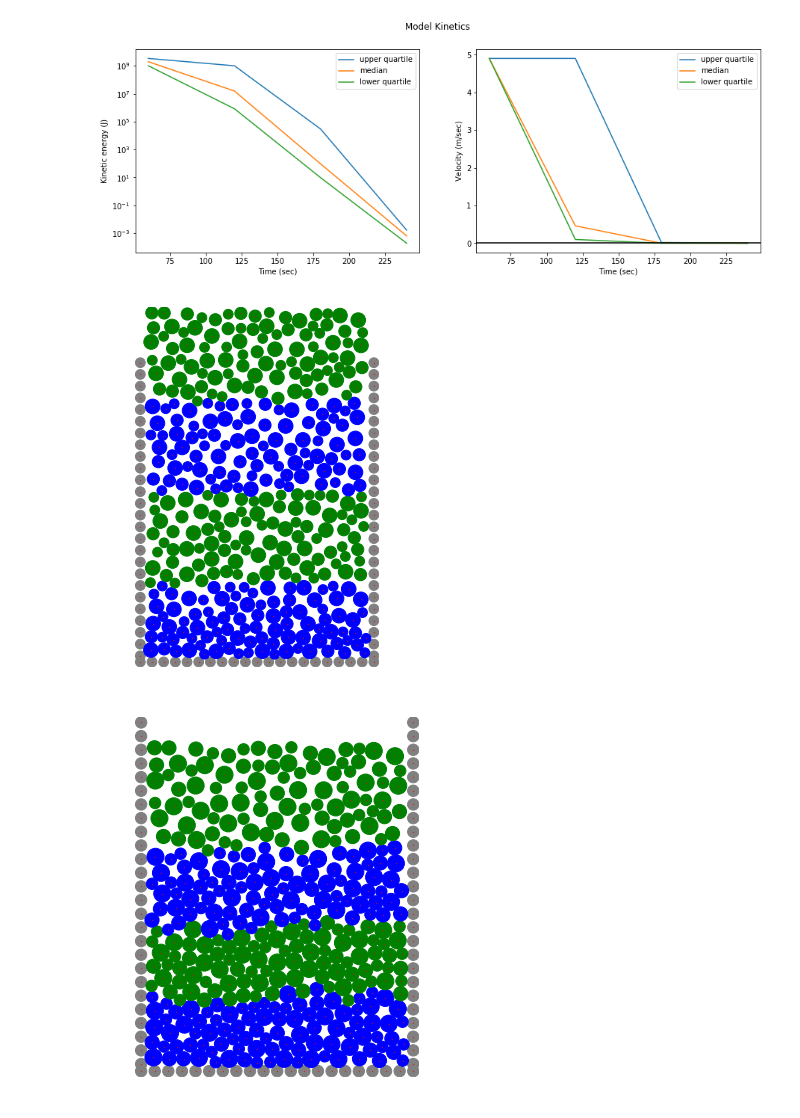
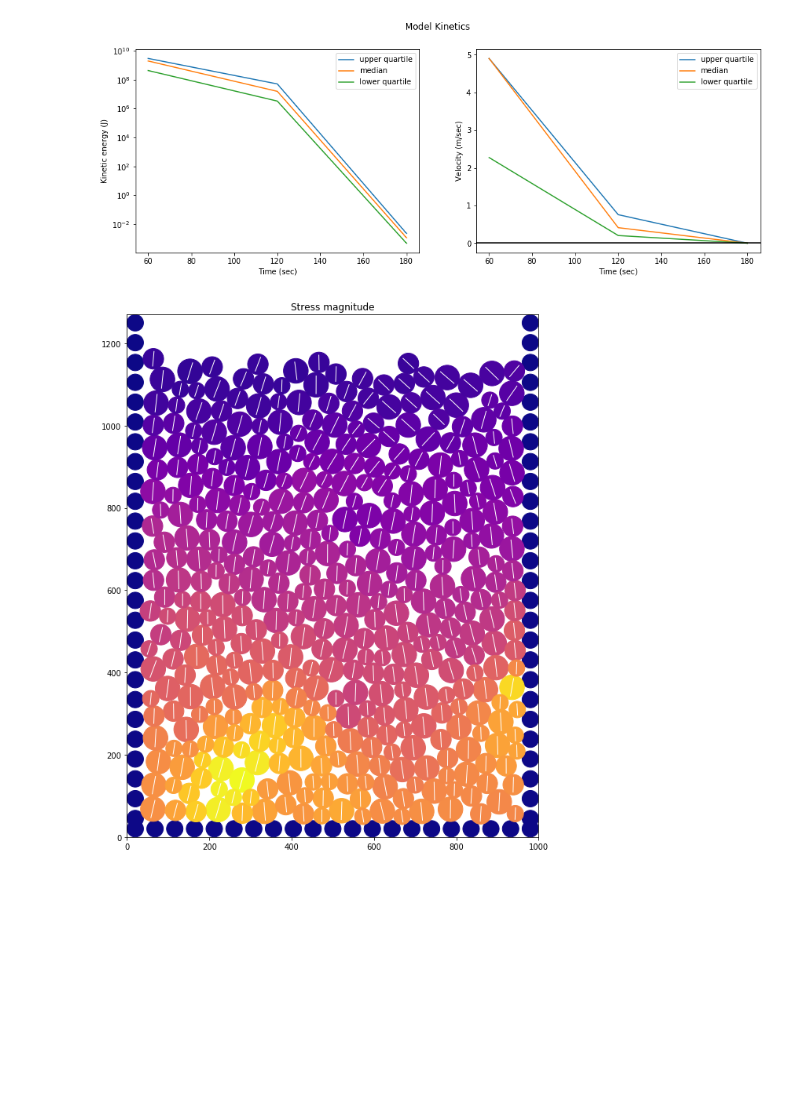
Before and after one commit to samthiele/ricepaper, a Jupyter notebook: test_notebooks/3 - Materials.ipynb, the cells around one changed output. Saved outputs shown, nothing was run; the diff lists cells and outputs as text; code cells hidden in the pictures; blank space fills up the shorter version.

```diff
--- a/test_notebooks/3 - Materials.ipynb
+++ b/test_notebooks/3 - Materials.ipynb
@@ -60,15 +67,14 @@ Model equilibrated
 # %%
 #get steps
 steps = list(range(1,R.file+1))
 
 #plot equilibration curves
 fig,ax = R.plotKinetics(steps)
 
 #plot model
-M = R.loadSteps(steps)
-for m in M:
-    m.quickPlot()
+m = R.loadLastOutput()
+m.averageAttr("stress",n = 5)
+fig,ax = m.plotAttr("stress",ignoreFixed=False,figSize=(5,7),title="Stress magnitude")
 # %% [output]
-[figure, old version]
+[figure, new version]
-[figure, old version]
+[figure, new version]
-[figure, removed]
```
Also changed, not shown: parts of 12 cells of this notebook, 6 other files.
